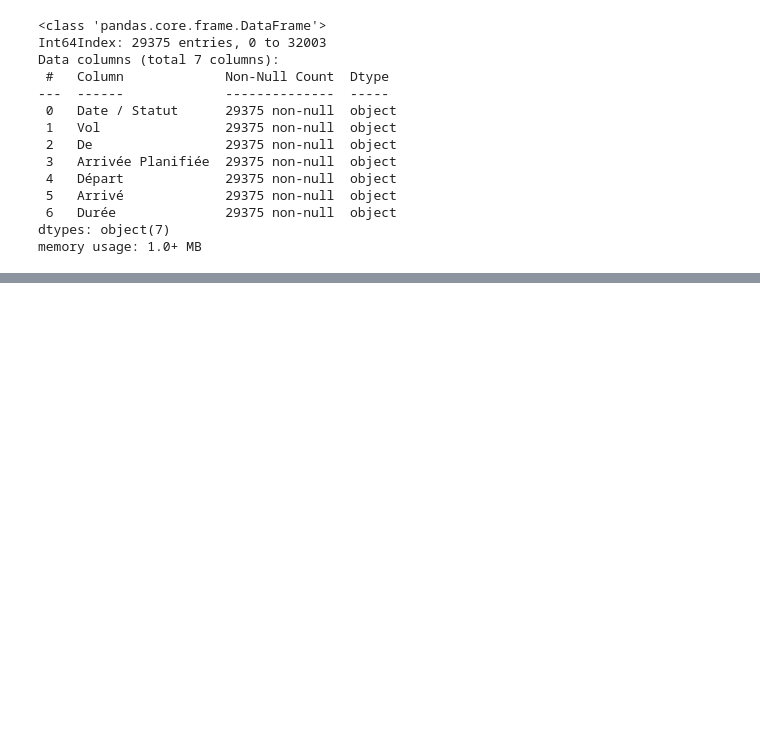
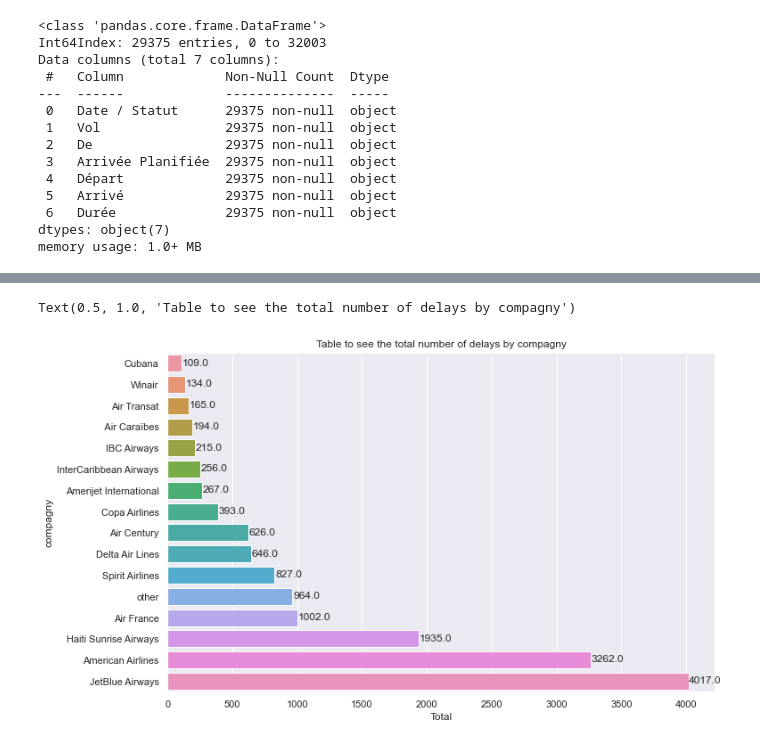
Before and after one commit to Shito3/Airplanes_Analysis, a Jupyter notebook: airlines-EDA.ipynb, the cells around one changed output, grey strips where cells are left out. Drawn from its saved outputs; the diff is of its cells as text; code cells hidden in the pictures; blank space fills up the shorter version.

```diff
--- a/airlines-EDA.ipynb
+++ b/airlines-EDA.ipynb
@@ -212,0 +477,10 @@ heure_Arrivée('07:54 EDT')
+# %%
+# to select the number of companies
+def select_compagnies(x):
+    compagnies = ['American Airlines','Haiti Sunrise Airways','JetBlue Airways','Air Century', 'Spirit Airlines','Air France',' Air Caraïbes',' Delta Air Lines','Cubana','Amerijet International','InterCaribbean Airways','Air Transat','Copa Airlines','IBC Airways','Winair']
+    for comp  in compagnies:
+        if comp in str(x):
+            return comp
+
+
+    return 'other'
@@ -212,0 +492,3 @@ heure_Arrivée('07:54 EDT')
+# %%
+
+df_final_review_['compagny'] = df_final_review_['Vol'].apply(lambda x: select_compagnies(x) )
@@ -212,0 +505,15 @@ heure_Arrivée('07:54 EDT')
+# %%
+# function to group the dataset
+def group_dataset(dataset,group_columns=[],col_agg=None,colunm_name =None):
+    df1 = dataset.groupby(group_columns)[col_agg].count().to_frame().rename(columns={col_agg:colunm_name}).reset_index().sort_values(by=colunm_name,ascending=False)
+    df2 = dataset[dataset[col_agg] ==1].groupby(group_columns)[col_agg].count().to_frame().reset_index().sort_values(by=col_agg,ascending=False)
+    df3 = dataset[dataset[col_agg] ==0].groupby(group_columns)[col_agg].count().to_frame().rename(columns={col_agg:'not_late'}).reset_index().sort_values(by='not_late',ascending=False)
+    df=pd.merge(df1,df2,how='left',on=group_columns)
+    df1=pd.merge(df,df3,how='left',on=group_columns)
+    df1['% late'] = np.round((df1['is_late']/df1['Total'])*100,2)
+    df1.fillna(0,inplace=True)
+    df1.sort_values(by='Total',inplace=True)
+    return df1
+# %%
+# Table to see the number of delays, the percentage of delay
+df=group_dataset(df_final_review_,['compagny'],'is_late','Total')
@@ -212,0 +540,12 @@ heure_Arrivée('07:54 EDT')
+# %%
+# Table to see the total number of delays by compagny
+ax = sns.barplot(x='Total', y='compagny', data=df)
+for p in ax.patches:
+        percentage = p.get_width()
+        x = p.get_x() + p.get_width() +5
+        y = p.get_y() + p.get_height()/2 +0.1
+        ax.annotate(percentage, (x, y), size = 12)
+ax.set_title('Table to see the total number of delays by compagny')
+# %% [output]
+Text(0.5, 1.0, 'Table to see the total number of delays by compagny')
+[figure, added]
```
Also changed, not shown: parts of 113 cells of this notebook, 2 other files.
